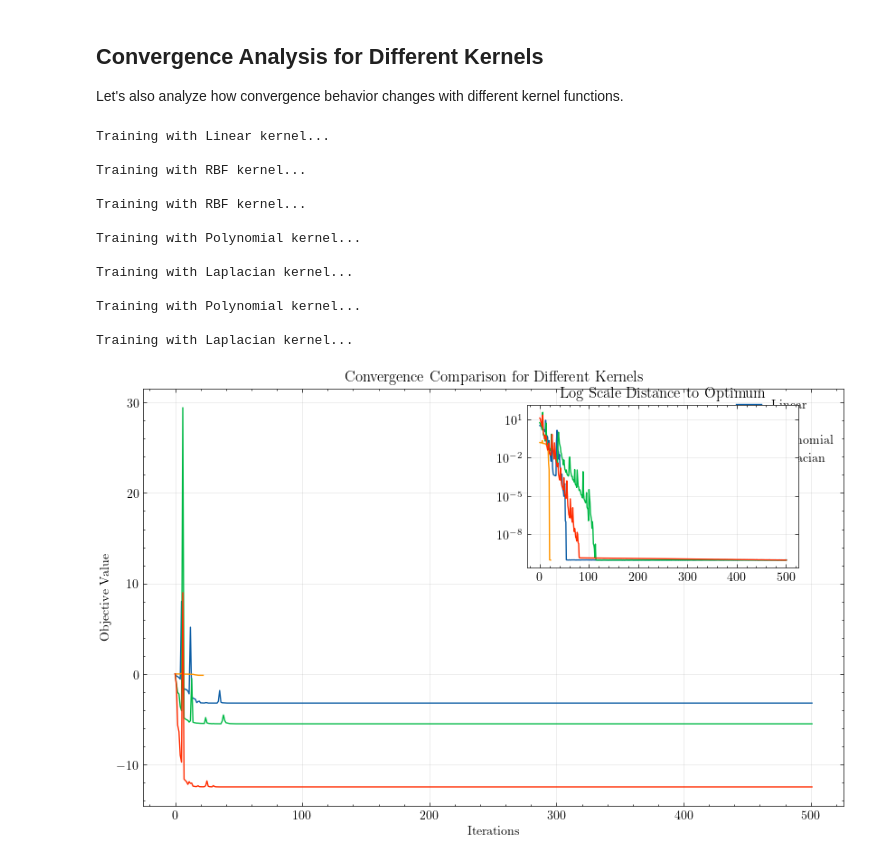
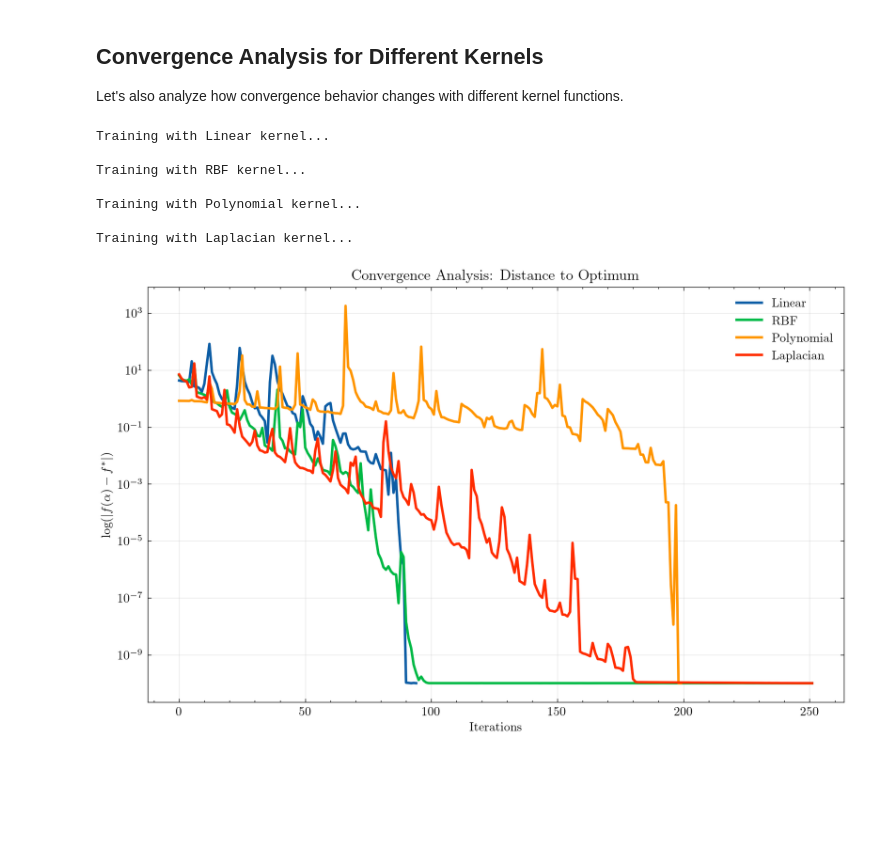
Before and after one commit to TrymSaether/svm-classifier, a Jupyter notebook: svm/demo.ipynb, the cells around one changed output. Cells and saved outputs as stored; diff of their text form; code cells hidden in the pictures; blank space fills up the shorter version.

Commit message:
La til konvergenssection, og plot for ulike kernels

```diff
--- a/svm/demo.ipynb
+++ b/svm/demo.ipynb
@@ -100,7 +103,7 @@ array([0.70710678, 0.70710678])
 # Now try with an RBF kernel (non-linear)
 print("\nTraining Dual SVM (RBF kernel)...")
 rbf_kernel = make_rbf_kernel(gamma=0.5)
-rbf_model = DualSVM(C=1.0, max_iter=10_000, tol=1e-12, kernel=rbf_kernel, use_line_search = True, bb_steps=True, verbose=True)
+rbf_model = DualSVM(C=1.0, max_iter=max_iter, tol=1e-12, kernel=rbf_kernel, use_line_search = True, bb_steps=True, verbose=True)
 rbf_model.fit(X, y)
 rbf_accuracy = rbf_model.score(X, y)
 print(f"RBF Kernel SVM accuracy: {rbf_accuracy:.4f}")
@@ -203,7 +206,7 @@ kernels = {
 
 plt.figure(figsize=(16, 4))
 for i, (name, kernel) in enumerate(kernels.items()):
-    model = DualSVM(C=10.0, kernel=kernel, max_iter=10_000, tol=1e-12, use_line_search = True, bb_steps=True, verbose=True)
+    model = DualSVM(C=10.0, kernel=kernel, max_iter=max_iter, tol=1e-12, use_line_search = True, bb_steps=True, verbose=True)
     model.fit(X_nl, y_nl)
     acc = model.score(X_nl, y_nl)
 
@@ -303,7 +306,7 @@ print("-" * 60)
 
 for name, kernel in kernels.items():
     for C in [0.1, 1.0, 10.0]:
-        model = DualSVM(C=C, kernel=kernel, max_iter=10_000, tol=1e-12, use_line_search = True, bb_steps=True, verbose=False)
+        model = DualSVM(C=C, kernel=kernel, max_iter=max_iter, tol=1e-12, use_line_search = True, bb_steps=True, verbose=False)
         model.fit(X_train, y_train)
 
         train_acc = model.score(X_train, y_train)
@@ -525,21 +528,21 @@ Estimated optimal objective value: -0.500000
 Let's also analyze how convergence behavior changes with different kernel functions.
 # %%
 # Compare convergence for different kernels on the non-linear dataset
-X_nl, y_nl = make_nonlinear_data(n=50, random_state=21)
+X_nl, y_nl = make_nonlinear_data(n=100, random_state=42)
 
 # Define kernels to compare
 kernels = {
     "Linear": linear_kernel,
     "RBF": make_rbf_kernel(gamma=0.5),
     "Polynomial": make_polynomial_kernel(degree=3, coef0=0.1),
-    "Laplacian": make_laplacian_kernel(gamma=0.1)
+    "Laplacian": make_laplacian_kernel(gamma=0.5)
 }
 
 # Train models and collect histories
 kernel_histories = {}
 for name, kernel in kernels.items():
     print(f"\nTraining with {name} kernel...")
-    model = DualSVM(C=1.0, kernel=kernel, max_iter=500, tol=1e-12,
+    model = DualSVM(C=1.0, kernel=kernel, max_iter=250, tol=1e-12,
                    bb_steps=True, use_line_search=True, verbose=False)
     model.fit(X_nl, y_nl)
     kernel_histories[name] = {'objective': model.obj_history}
@@ -553,41 +556,36 @@ for name, kernel in kernels.items():
         kernel_histories[name]['alpha_diff'] = model.alpha_diff_history
 # %% [output]
 Training with Linear kernel...
-
-Training with RBF kernel...
 
 Training with RBF kernel...
 
 Training with Polynomial kernel...
 
 Training with Laplacian kernel...
-
-Training with Polynomial kernel...
-
-Training with Laplacian kernel...
 # %%
-# Plot convergence comparison for all kernels
-plt.figure(figsize=(10, 6))
+# Plot log-scale convergence for all kernels
+plt.figure(figsize=(10, 6), dpi=200)
 
-for name, history in kernel_histories.items():
-    plt.plot(history['objective'], label=name)
-
-plt.xlabel('Iterations')
-plt.ylabel('Objective Value')
-plt.title('Convergence Comparison for Different Kernels')
-plt.legend()
-plt.grid(True, alpha=0.3)
-plt.savefig('../figures/kernel_convergence_comparison.png', dpi=200)
-
-# Add log scale inset for better visualization of later iterations
-inset = plt.axes([0.55, 0.55, 0.3, 0.3])
+# Plot log-scale convergence
 for name, history in kernel_histories.items():
     obj_values = history['objective']
-    opt_val = min(obj_values) if min(obj_values) < 0 else 0
-    inset.semilogy(range(len(obj_values)), [abs(v - opt_val) + 1e-10 for v in obj_values], label=name)
+    opt_val = min(obj_values)
+    # Add small epsilon to avoid log(0)
+    plt.semilogy(range(len(obj_values)),
+                 [abs(v - opt_val) + 1e-10 for v in obj_values],
+                 label=name,
+                 linewidth=2)
 
-inset.set_title('Log Scale Distance to Optimum')
-inset.grid(True, alpha=0.3)
+plt.title('Convergence Analysis: Distance to Optimum')
+plt.grid(True, alpha=0.3)
+plt.xlabel(r'$\text{Iterations}$')
+plt.ylabel(r'$\log(|f(\alpha) - f^*|)$')
+plt.legend(loc='best')
+
+# Save figure with high DPI
+plt.savefig('../figures/kernel_convergence_comparison.png',
+            dpi=300,
+            bbox_inches='tight')
 plt.show()
 # %% [output]
-[figure, old version]
+[figure, new version]
```
Also changed, not shown: parts of 7 cells of this notebook, 6 other files.
